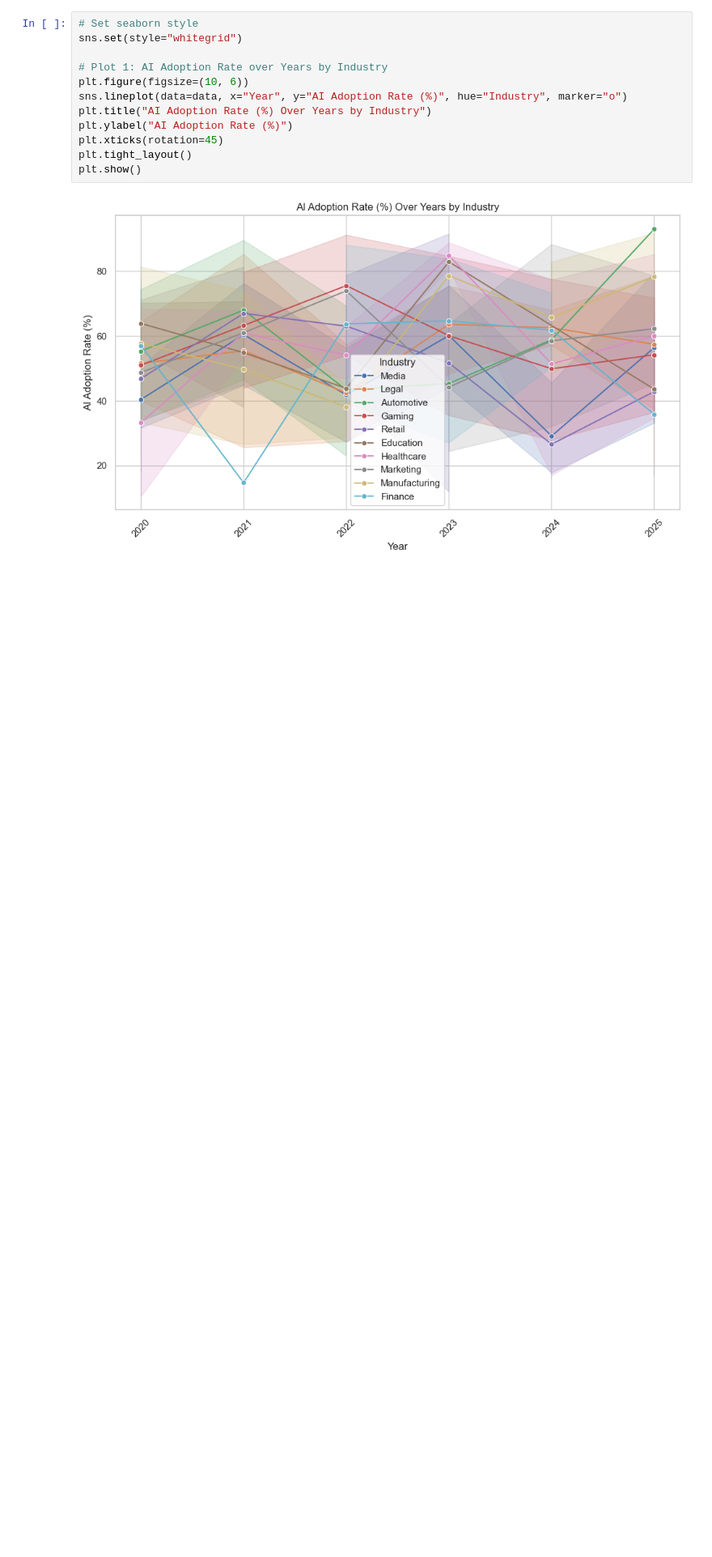
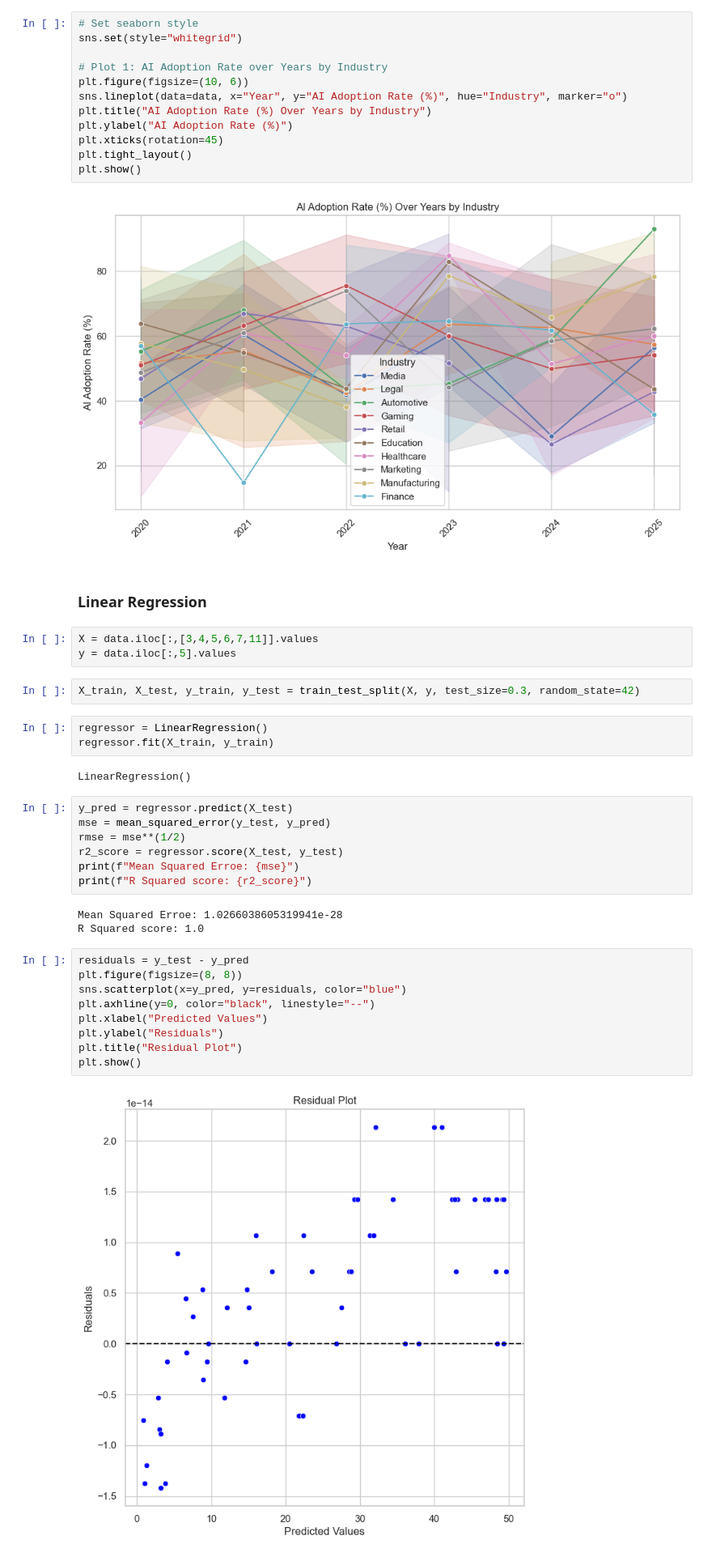
Before and after one commit to kxrrym03/Global-AI-Content-Impact, a Jupyter notebook: Global AI Content Impact.ipynb, the cells around one changed output. Shown: that part at 81% size. Saved outputs shown, nothing was run; the diff lists cells and outputs as text; blank space fills up the shorter version.

```diff
--- a/Global AI Content Impact.ipynb
+++ b/Global AI Content Impact.ipynb
@@ -86,3 +86,36 @@ plt.tight_layout()
 plt.show()
 # %% [output]
 [figure]
+# %% [markdown]
+### Linear Regression
+# %%
+X = data.iloc[:,[3,4,5,6,7,11]].values
+y = data.iloc[:,5].values
+# %%
+X_train, X_test, y_train, y_test = train_test_split(X, y, test_size=0.3, random_state=42)
+# %%
+regressor = LinearRegression()
+regressor.fit(X_train, y_train)
+# %% [output]
+LinearRegression()
+# %%
+y_pred = regressor.predict(X_test)
+mse = mean_squared_error(y_test, y_pred)
+rmse = mse**(1/2)
+r2_score = regressor.score(X_test, y_test)
+print(f"Mean Squared Erroe: {mse}")
+print(f"R Squared score: {r2_score}")
+# %% [output]
+Mean Squared Erroe: 1.0266038605319941e-28
+R Squared score: 1.0
+# %%
+residuals = y_test - y_pred
+plt.figure(figsize=(8, 8))
+sns.scatterplot(x=y_pred, y=residuals, color="blue")
+plt.axhline(y=0, color="black", linestyle="--")
+plt.xlabel("Predicted Values")
+plt.ylabel("Residuals")
+plt.title("Residual Plot")
+plt.show()
+# %% [output]
+[figure, added]
```
Also changed, not shown: parts of 1 cell of this notebook.
